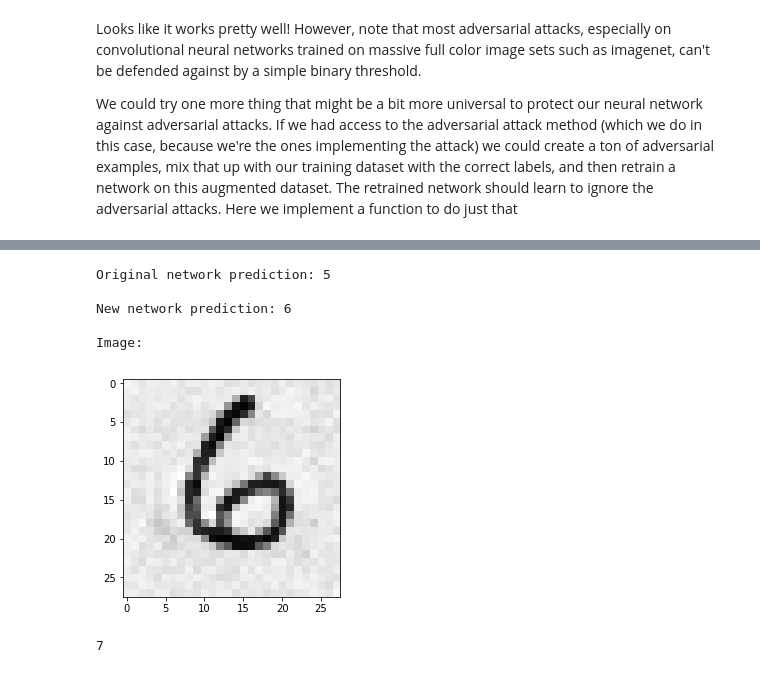
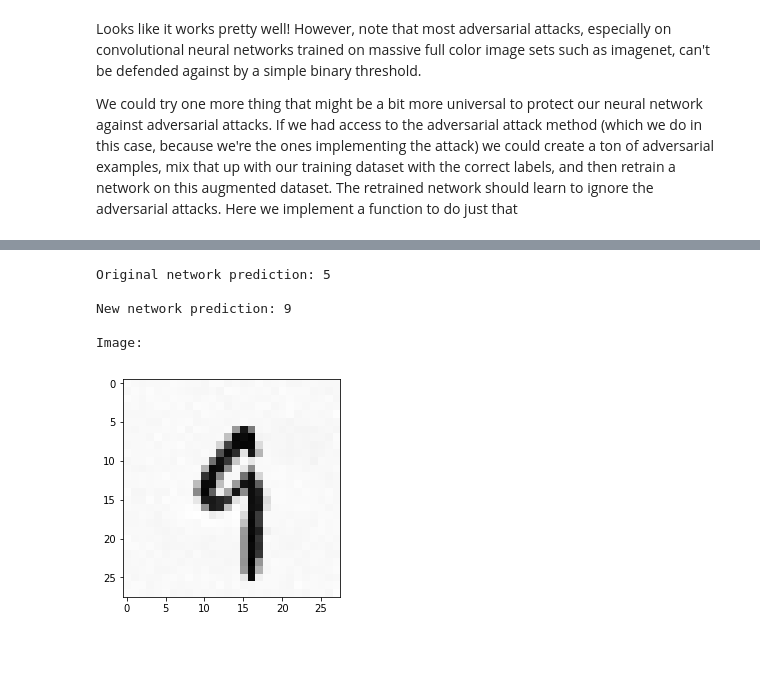
Before and after one commit to dangeng/Simple_Adversarial_Examples, a Jupyter notebook: MLAB/adversarial_example.ipynb, the cells around one changed output, grey strips where cells are left out. Drawn from its saved outputs; the diff is of its cells as text; code cells hidden in the pictures.

```diff
--- a/MLAB/adversarial_example.ipynb
+++ b/MLAB/adversarial_example.ipynb
@@ -31,3 +26,23 @@ training_data, validation_data, test_data = mnist_loader.load_data_wrapper()
+# %%
+with open('trained_network.pkl', 'rb') as f:
+    net = pickle.load(f)
+
+training_data, validation_data, test_data = mnist_loader.load_data_wrapper()
+
+# For some reason the training data has the format: list of tuples
+# tuple[0] is np array of image
+# tuple[1] is one hot np array of label
+# test data is also list of tuples
+# tuple[0] is np array of image
+# tuple[1] is integer of label
+# Just fixing this:
+normal_test_data = []
+for i in range(len(test_data)):
+    ground_truth = test_data[i][1]
+    one_hot = np.zeros(10)
+    one_hot[ground_truth] = 1
+    one_hot = np.expand_dims(one_hot, axis=1)
+    normal_test_data.append((test_data[i][0], one_hot))
 # %% [markdown]
 The neural network is pretrained, so it should already be set up to predict characters. Run `predict(n)` to evaluate the $ n^{th} $ digit in the test set using the network. You should see that even this relatively simple network works really well (~97% accuracy). The output of the network is a one-hot vector indicating the network's predictions:
 # %%
@@ -349,36 +364,38 @@ Looks like it works pretty well! However, note that most adversarial attacks, es
 
 We could try one more thing that might be a bit more universal to protect our neural network against adversarial attacks. If we had access to the adversarial attack method (which we do in this case, because we're the ones implementing the attack) we could create a ton of adversarial examples, mix that up with our training dataset with the correct labels, and then retrain a network on this augmented dataset. The retrained network should learn to ignore the adversarial attacks. Here we implement a function to do just that
 # %%
-def augment_data(n=1, data):
+def augment_data(n, data, steps):
     """
     n : integer
         number of adversarial examples to generate
+    data : list of tuples
+        data set to generate adversarial examples using
     """
     # Our augmented training set:
     augmented = []
 
     for i in range(n):
         # Progress "bar"
-        if i % 100 == 0:
+        if i % 500 == 0:
             print "Generated digits: " + str(i)
 
         # Randomly choose a digit that the example will look like
         rnd_actual_digit = np.random.randint(10)
 
         # Find random instance of rnd_actual_digit in the training set
-        rnd_actual_idx = np.random.randint(50000)
-        while np.argmax(training_data[rnd_actual_idx][1]) != rnd_actual_digit:
-            rnd_actual_idx = np.random.randint(50000)
-        x_target = training_data[rnd_actual_idx][0]
+        rnd_actual_idx = np.random.randint(len(data))
+        while np.argmax(data[rnd_actual_idx][1]) != rnd_actual_digit:
+            rnd_actual_idx = np.random.randint(len(data))
+        x_target = data[rnd_actual_idx][0]
 
         # Choose value for adversarial attack
         rnd_fake_digit = np.random.randint(10)
 
         # Generate adversarial example
-        x_adversarial = sneaky_adversarial(net, rnd_fake_digit, x_target, 100, 1)
+        x_adversarial = sneaky_adversarial(net, rnd_fake_digit, x_target, steps, 1)
 
         # Add new data
-        y_actual = training_data[rnd_actual_idx][1]
+        y_actual = data[rnd_actual_idx][1]
 
         augmented.append((x_adversarial, y_actual))
 
@@ -468,4 +473,4 @@ With a network trained on 10000 adversarial examples you should get around 90% a
 # %%
-adversarial_test_set = augment_data(1000)
+adversarial_test_set = augment_data(1000, normal_test_data, 50)
 # %% [output]
 Generated digits: 0
@@ -498,19 +499,15 @@ Accuracy: 0.909
 # %%
 def sample_test(net, net2, test_data, n):
     print 'Original network prediction: ' + str(np.argmax(np.round(net.feedforward(test_data[n][0])))) + '\n'
     print 'New network prediction: ' + str(np.argmax(np.round(net2.feedforward(test_data[n][0])))) + '\n'
     print 'Image: \n'
     plt.imshow(test_data[n][0].reshape(28,28), cmap='Greys')
 
-sample_test(net, net2, adversarial_test_set, 299)
+sample_test(net, net2, adversarial_test_set, 333)
 # %% [output]
 Original network prediction: 5
 
-New network prediction: 6
+New network prediction: 9
 
 Image:
-[figure, old version]
+[figure, new version]
-# %%
-test_data[0][1]
-# %% [output]
-7
```
Also changed, not shown: parts of 19 cells of this notebook.
